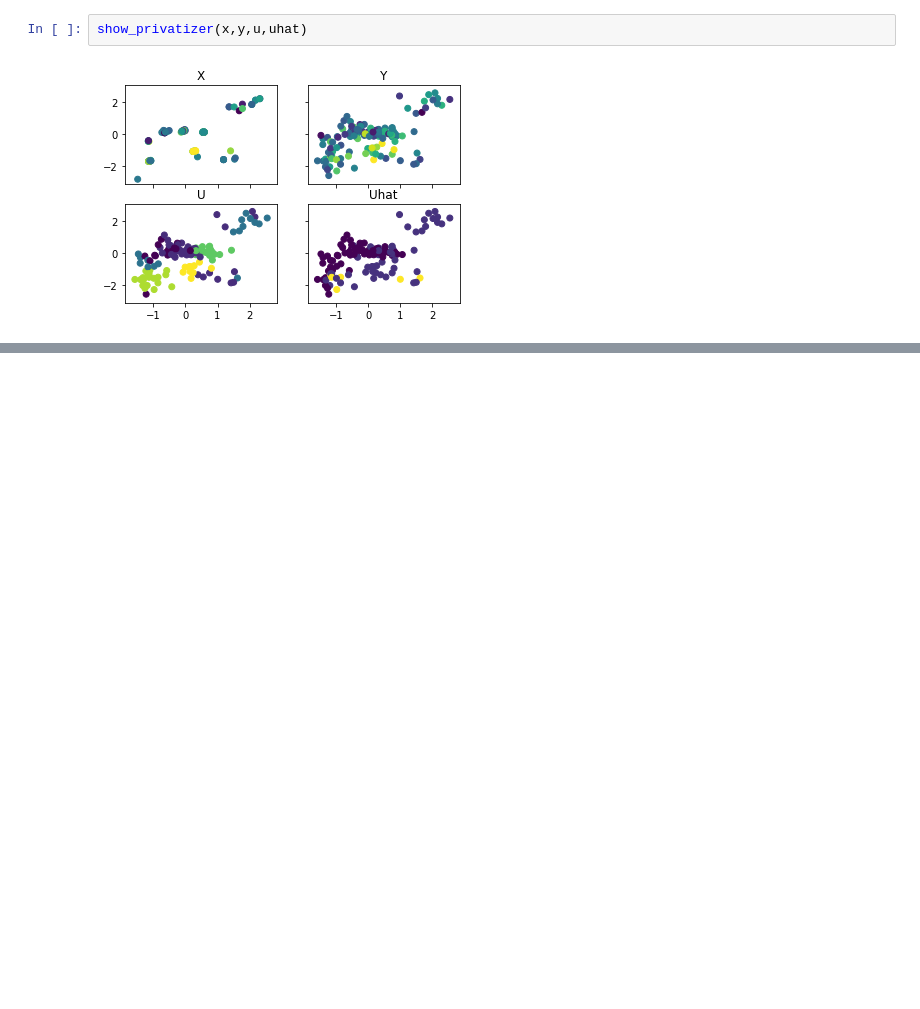
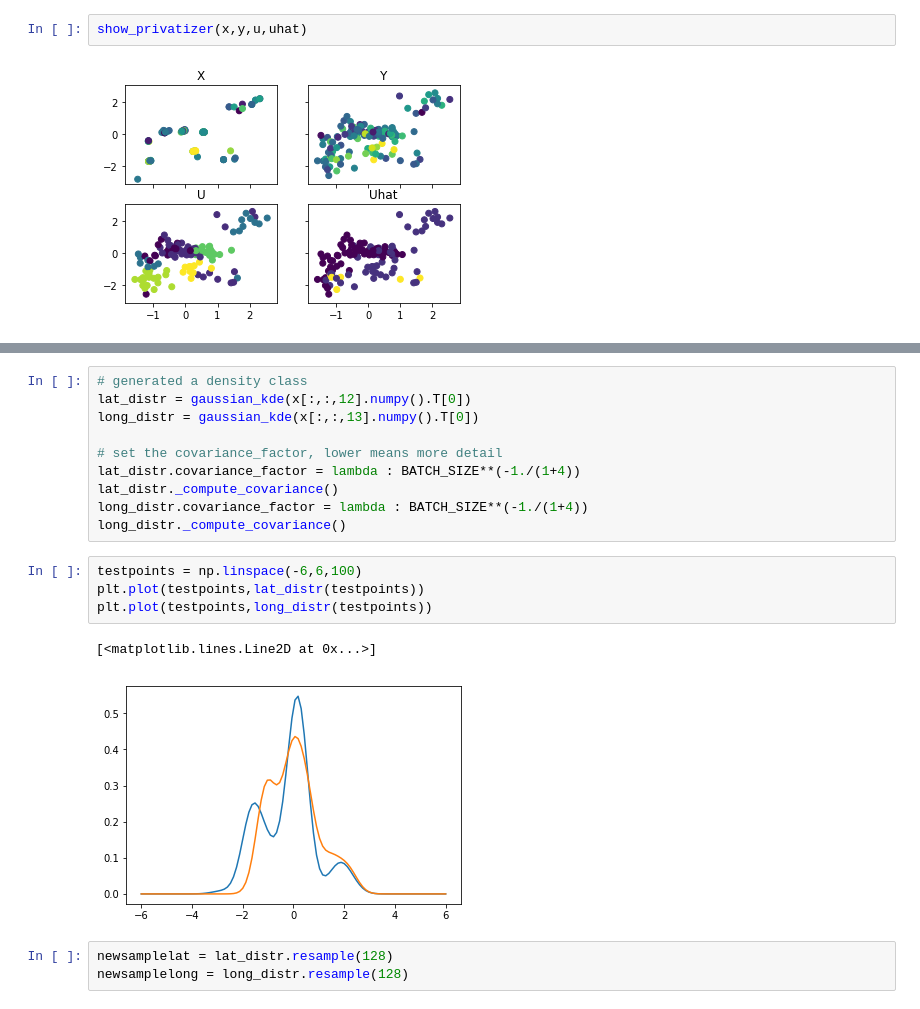
Before and after one commit to lillyclark/pytorch_privacy, a Jupyter notebook: nb_privacy.ipynb, the cells around one changed output, grey strips where cells are left out. Saved outputs shown, nothing was run; the diff lists cells and outputs as text; blank space fills up the shorter version.

```diff
--- a/nb_privacy.ipynb
+++ b/nb_privacy.ipynb
@@ -363,0 +393,20 @@ show_privatizer(x,y,u,uhat)
+# %%
+# generated a density class
+lat_distr = gaussian_kde(x[:,:,12].numpy().T[0])
+long_distr = gaussian_kde(x[:,:,13].numpy().T[0])
+
+# set the covariance_factor, lower means more detail
+lat_distr.covariance_factor = lambda : BATCH_SIZE**(-1./(1+4))
+lat_distr._compute_covariance()
+long_distr.covariance_factor = lambda : BATCH_SIZE**(-1./(1+4))
+long_distr._compute_covariance()
+# %%
+testpoints = np.linspace(-6,6,100)
+plt.plot(testpoints,lat_distr(testpoints))
+plt.plot(testpoints,long_distr(testpoints))
+# %% [output]
+[<matplotlib.lines.Line2D at 0x...>]
+[figure, added]
+# %%
+newsamplelat = lat_distr.resample(128)
+newsamplelong = long_distr.resample(128)
```
Also changed, not shown: parts of 10 cells of this notebook, 4 other files.
